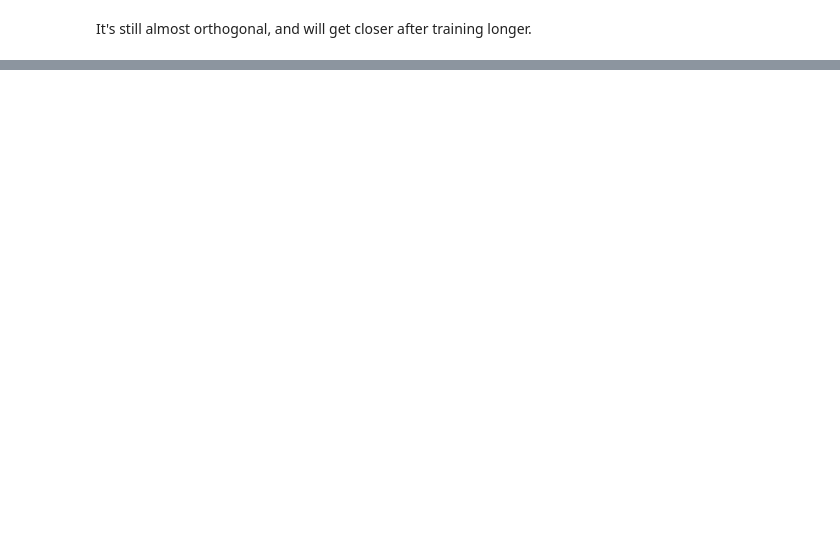
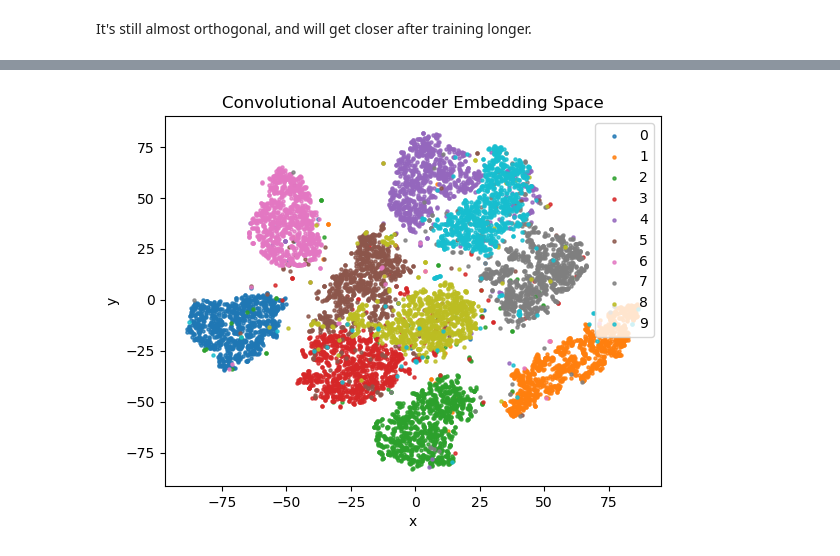
Before and after one commit to helloimlixin/nn02h, a Jupyter notebook: autoencoders/notebook.ipynb, the cells around one changed output, grey strips where cells are left out. Drawn from its saved outputs; the diff is of its cells as text; code cells hidden in the pictures; blank space fills up the shorter version.

```diff
--- a/autoencoders/notebook.ipynb
+++ b/autoencoders/notebook.ipynb
@@ -566,0 +720,10 @@ It's still almost orthogonal, and will get closer after training longer.
+# %%
+convolutional_autoencoder = ConvolutionalAutoencoder()
+convolutional_autoencoder, train_losses, eval_losses, convolutional_autoencoder_encoded_data_per_eval = train(
+    convolutional_autoencoder,
+    train_dataset,
+    test_dataset,
+    batch_size=64,
+    training_iterations=25000,
+    eval_iterations=250
+)
@@ -566,0 +765,25 @@ It's still almost orthogonal, and will get closer after training longer.
+# %%
+from sklearn.manifold import TSNE
+
+convolutional_autoencoder_encodings = convolutional_autoencoder_encoded_data_per_eval[-1]
+
+convolutional_autoencoder_features = convolutional_autoencoder_encodings[:, :-1]
+labels = convolutional_autoencoder_encodings[:, -1].reshape(-1, 1)
+
+tsne = TSNE(n_components=2, n_jobs=-1)
+convolutional_autoencoder_compressed = tsne.fit_transform(convolutional_autoencoder_features)
+
+convolutional_autoencoder_encoding = np.hstack((convolutional_autoencoder_compressed, labels))
+convolutional_autoencoder_encoding = pd.DataFrame(convolutional_autoencoder_encoding, columns=["x", "y", "class"])
+convolutional_autoencoder_encoding = convolutional_autoencoder_encoding.sort_values(by="class")
+convolutional_autoencoder_encoding["class"] = convolutional_autoencoder_encoding["class"].astype(int).astype(str)
+
+for label, coordinates in convolutional_autoencoder_encoding.groupby("class"):
+    plt.scatter(x=coordinates["x"], y=coordinates["y"], label=label, alpha=0.8, s=5)
+plt.title("Convolutional Autoencoder Embedding Space")
+plt.xlabel("x")
+plt.ylabel("y")
+plt.legend()
+plt.show()
+# %% [output]
+[figure, added]
```
Also changed, not shown: parts of 42 cells of this notebook, 3 other files.
